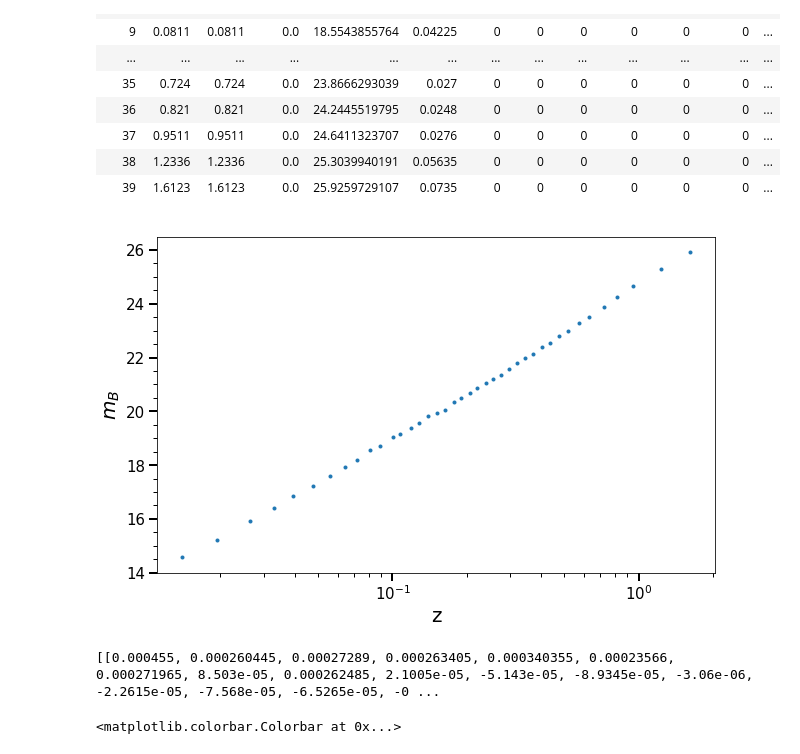
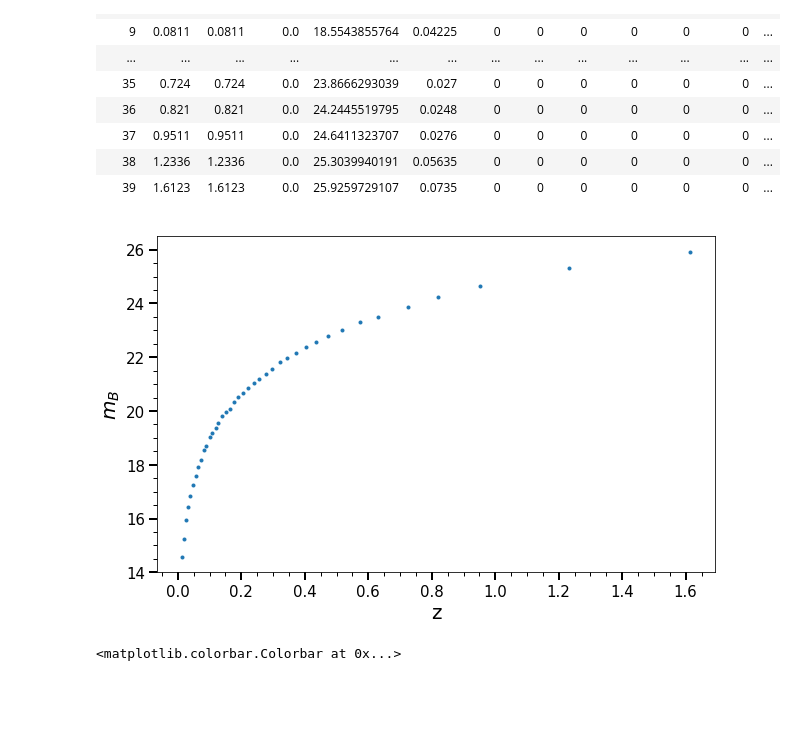
Before and after one commit to dgunruh/Bayesian-Inference-Group-Project, a Jupyter notebook: loading_data_test.ipynb, the cells around one changed output. Drawn from its saved outputs; the diff is of its cells as text; code cells hidden in the pictures; blank space fills up the shorter version.

```diff
--- a/loading_data_test.ipynb
+++ b/loading_data_test.ipynb
@@ -33,25 +33,25 @@ Table length=40
 # %%
 fig, axs = plt.subplots(nrows=1, ncols=1, figsize=(10,6.18))
 colors = ['#1f77b4', '#ff7f0e', '#2ca02c', '#d62728', '#9467bd', '#8c564b', '#e377c2', '#7f7f7f', '#bcbd22', '#17becf']
 params = {'legend.fontsize': 12,
           'figure.figsize': (15, 5),
          'axes.labelsize': 15,
          'axes.titlesize':20,
          'xtick.labelsize':10,
          'ytick.labelsize':10,
          'ytick.major.size': 5.5,
          'axes.linewidth': 2}
 plt.rcParams.update(params)
 axs.plot(data['zcmb'],data['mb'],'.')
 axs.set_xlabel('z', size=20)
 axs.set_ylabel(r'$m_B$', size=20)
-axs.set_xscale('log')
+#axs.set_xscale('log')
 axs.minorticks_on()
 axs.tick_params(axis = 'both', which = 'major', labelsize = 15, length = 8, width = 2)
 axs.tick_params(axis = 'both', which = 'minor', labelsize = 12, length = 4, width = 1)
 #axs.grid(True)
 # %% [output]
-[figure, old version]
+[figure, new version]
 # %%
 sys_error = ascii.read('Binned_data/sys_DS17f.txt')
 sys_error = sys_error['40']
@@ -74,9 +74,7 @@ for i in np.arange(np.size(sys_error)):
             array.append(line)
         line = []
 
-print(array)
+#print(array)
-# %% [output]
-[[0.000455, 0.000260445, 0.00027289, 0.000263405, 0.000340355, 0.00023566, 0.000271965, 8.503e-05, 0.000262485, 2.1005e-05, -5.143e-05, -8.9345e-05, -3.06e-06, -2.2615e-05, -7.568e-05, -6.5265e-05, -0 ...
 # %%
 fig, ax1 = plt.subplots(nrows=1, ncols=1, figsize=(10,6.18))
 imgplot = plt.imshow(array, cmap='bone', vmin=-0.001, vmax=0.001)
```
Also changed, not shown: parts of 1 cell of this notebook.
